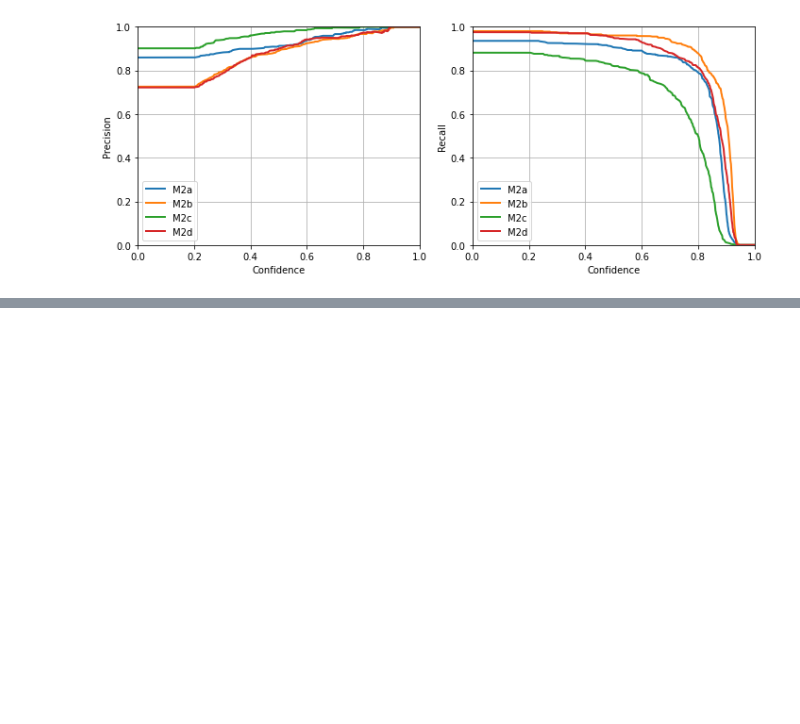
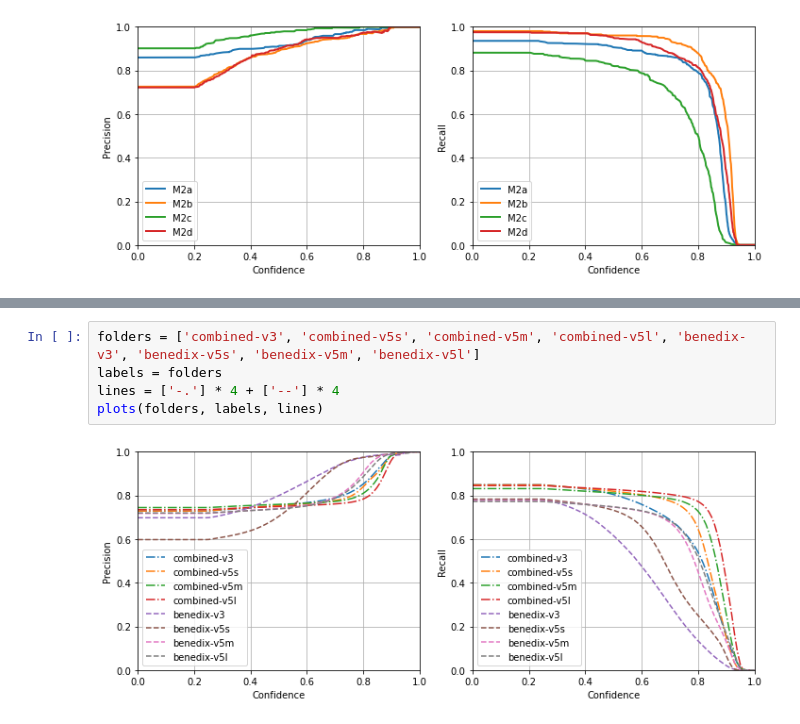
Before and after one commit to liyinze1/Robbins-to-THEMIS, a Jupyter notebook: performance_matrix.ipynb, the cells around one changed output, grey strips where cells are left out. Drawn from its saved outputs; the diff is of its cells as text; blank space fills up the shorter version.

```diff
--- a/performance_matrix.ipynb
+++ b/performance_matrix.ipynb
@@ -45,0 +132,7 @@ plot_pr(paths, labels, lines)
+# %%
+folders = ['combined-v3', 'combined-v5s', 'combined-v5m', 'combined-v5l', 'benedix-v3', 'benedix-v5s', 'benedix-v5m', 'benedix-v5l']
+labels = folders
+lines = ['-.'] * 4 + ['--'] * 4
+plots(folders, labels, lines)
+# %% [output]
+[figure, added]
```
Also changed, not shown: parts of 7 cells of this notebook, 8 other files.
